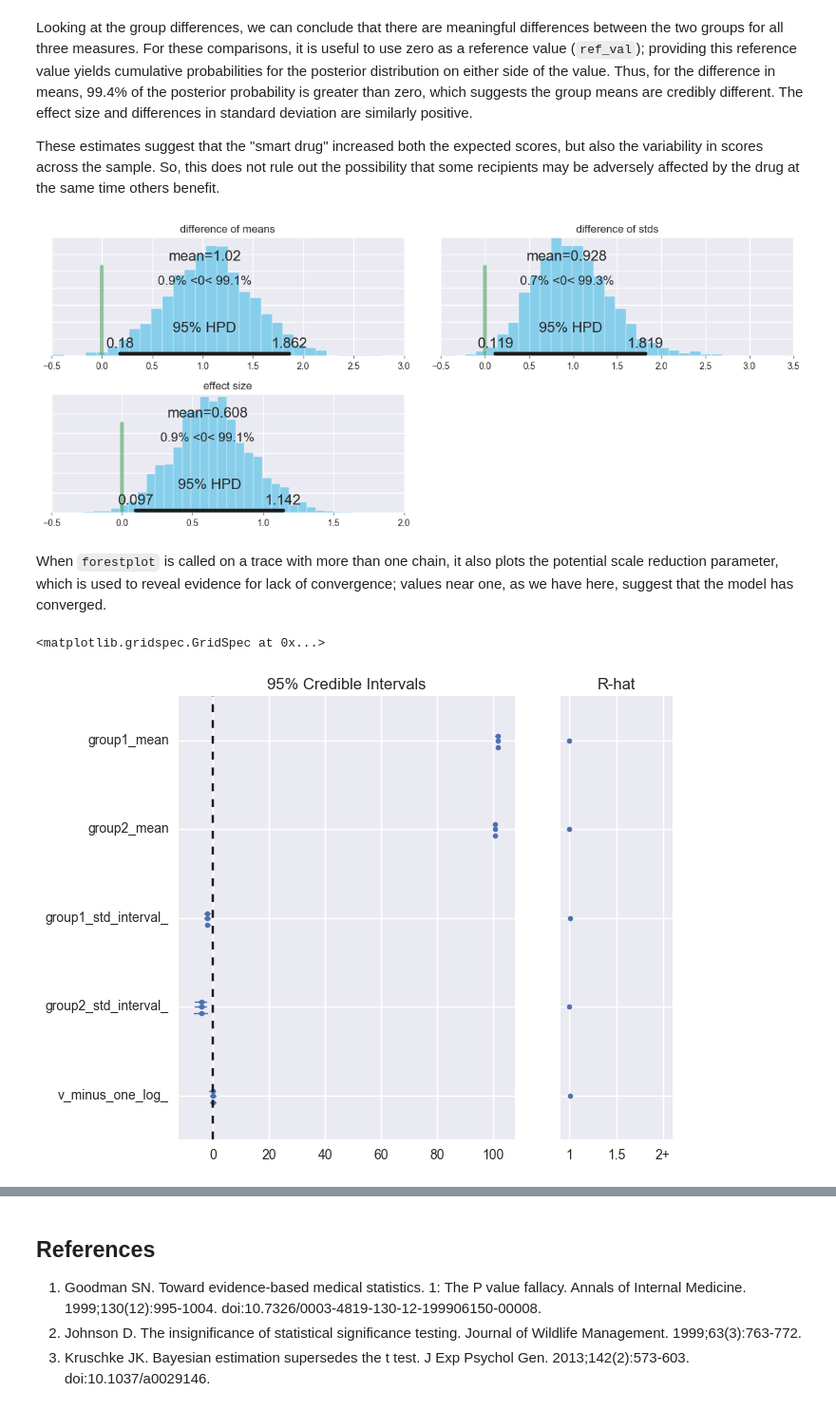
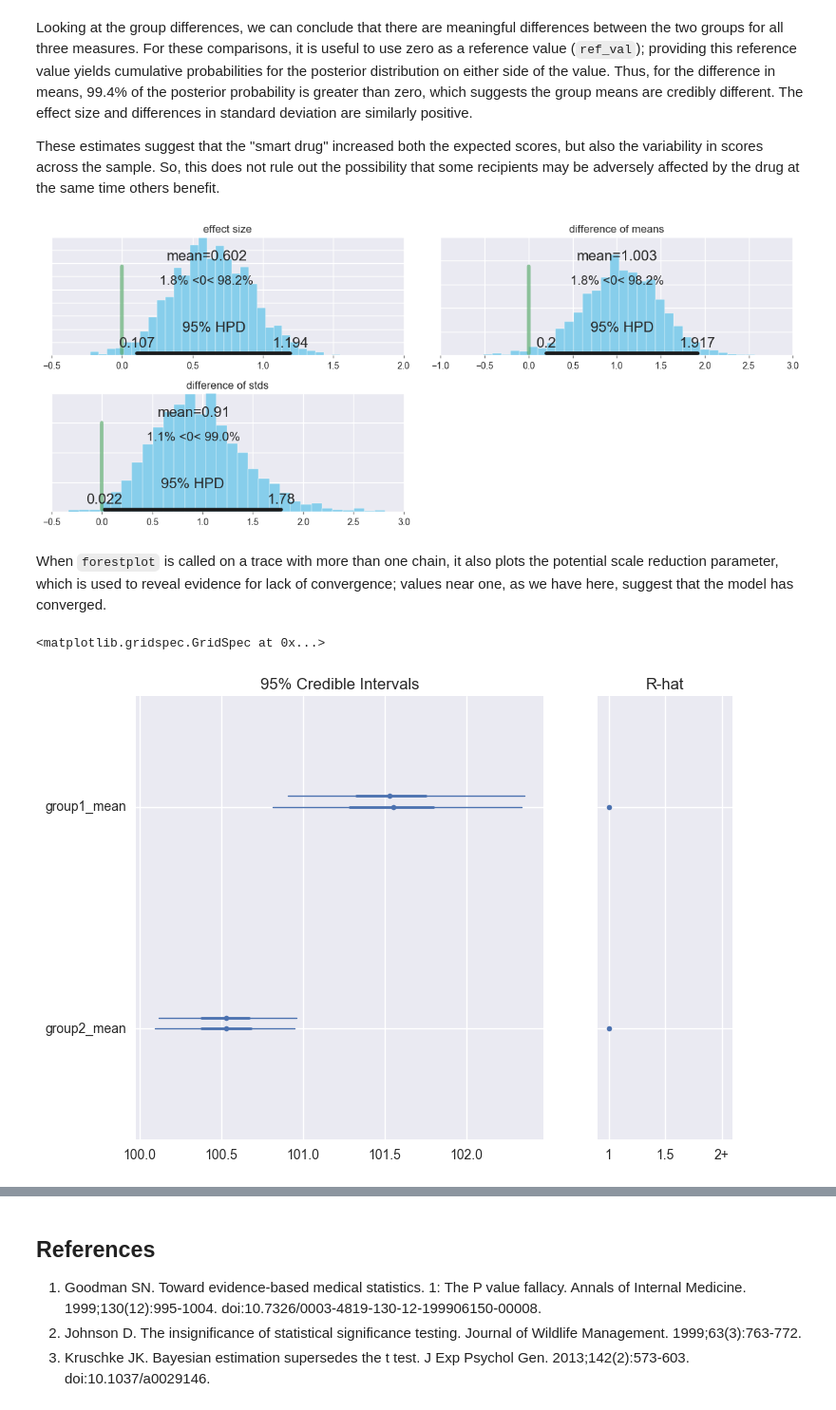
Before and after one commit to se7enstar25/pymc, a Jupyter notebook: docs/source/notebooks/BEST.ipynb, the cells around one changed output, grey strips where cells are left out. Shown at 95% size. Saved outputs shown, nothing was run; the diff lists cells and outputs as text; code cells hidden in the pictures.

```diff
--- a/docs/source/notebooks/BEST.ipynb
+++ b/docs/source/notebooks/BEST.ipynb
@@ -115,5 +115,5 @@ with model:
 Now, we can fit the model and evaluate its output.
 # %%
 with model:
-    trace = pm.sample(2000, njobs=3)
+    trace = pm.sample(2000, init=None, njobs=2)
 # %% [output]
@@ -138,11 +140,11 @@ pm.plot_posterior(trace[1000:],
                   ref_val=0,
                   color='#87ceeb');
 # %% [output]
-[figure, old version]
+[figure, new version]
 # %% [markdown]
 When `forestplot` is called on a trace with more than one chain, it also plots the potential scale reduction parameter, which is used to reveal evidence for lack of convergence; values near one, as we have here, suggest that the model has converged.
 # %%
-pm.forestplot(trace[1000:], varnames=[v.name for v in model.vars])
+pm.forestplot(trace[1000:], varnames=[v.name for v in model.vars[:2]])
 # %% [output]
 <matplotlib.gridspec.GridSpec at 0x...>
-[figure, old version]
+[figure, new version]
```
Also changed, not shown: parts of 4 cells of this notebook.
